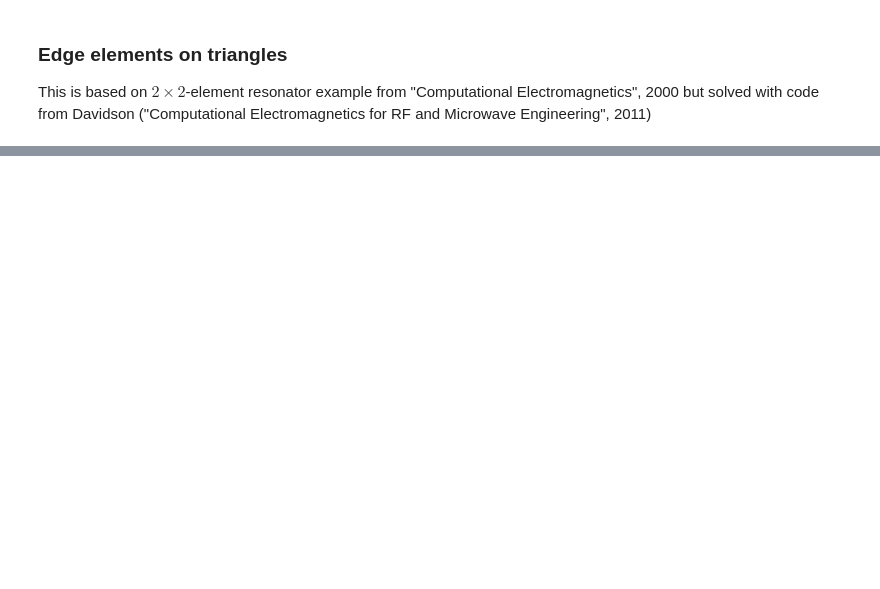
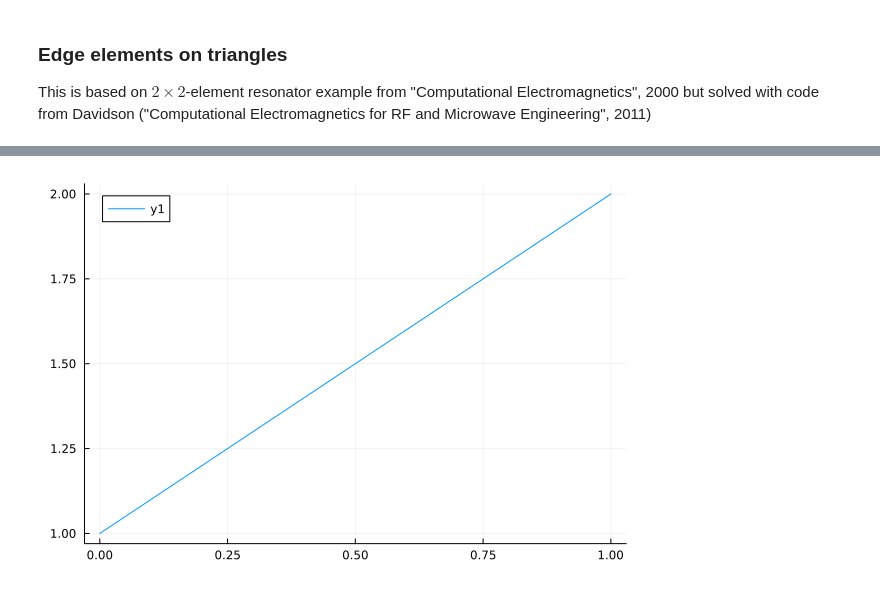
Before and after one commit to dkacperski97/eigenmode-fem, a Jupyter notebook: rylander2000.ipynb, the cells around one changed output, grey strips where cells are left out. Cells and saved outputs as stored; diff of their text form; code cells hidden in the pictures; blank space fills up the shorter version.

```diff
--- a/rylander2000.ipynb
+++ b/rylander2000.ipynb
@@ -108,3 +178,7 @@ Plots.plot!(x, y)
+# %%
+Plots.plot([(0, 1), (1, 2)])
+# %% [output]
+[figure, added]
 # %%
 # map distmesh results to correct format
 
```
Also changed, not shown: parts of 10 cells of this notebook, 28 other files.
